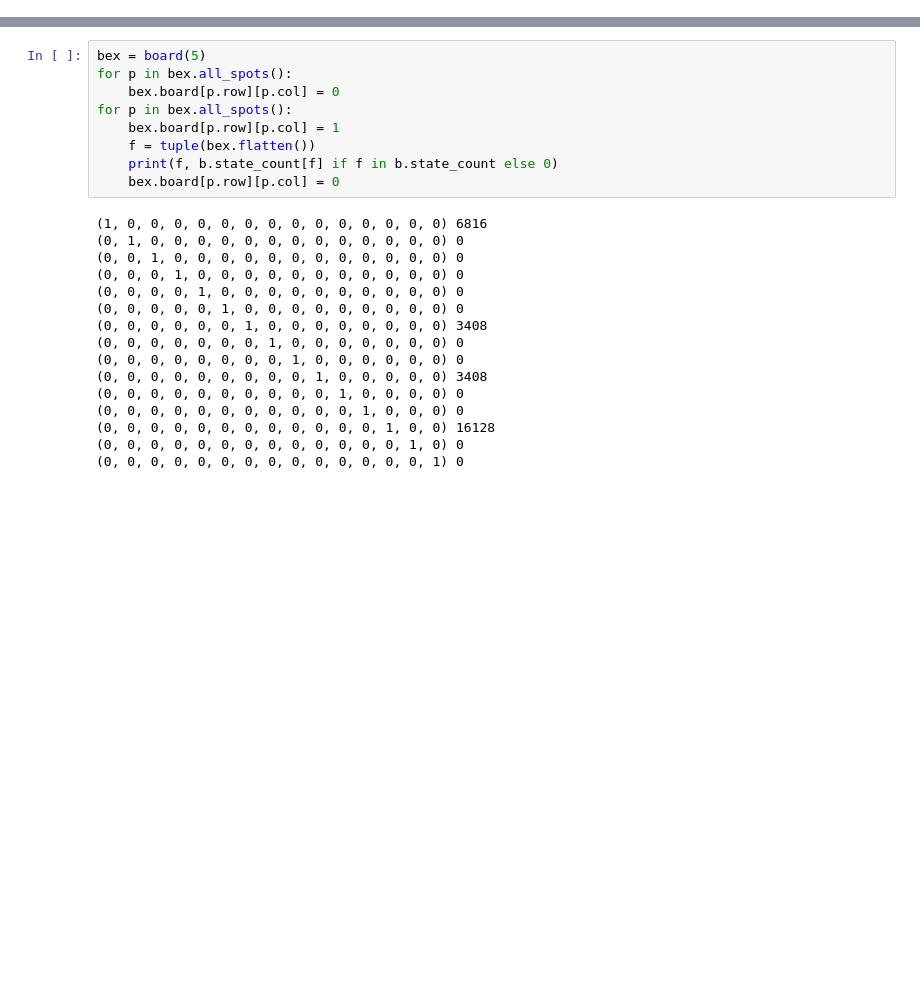
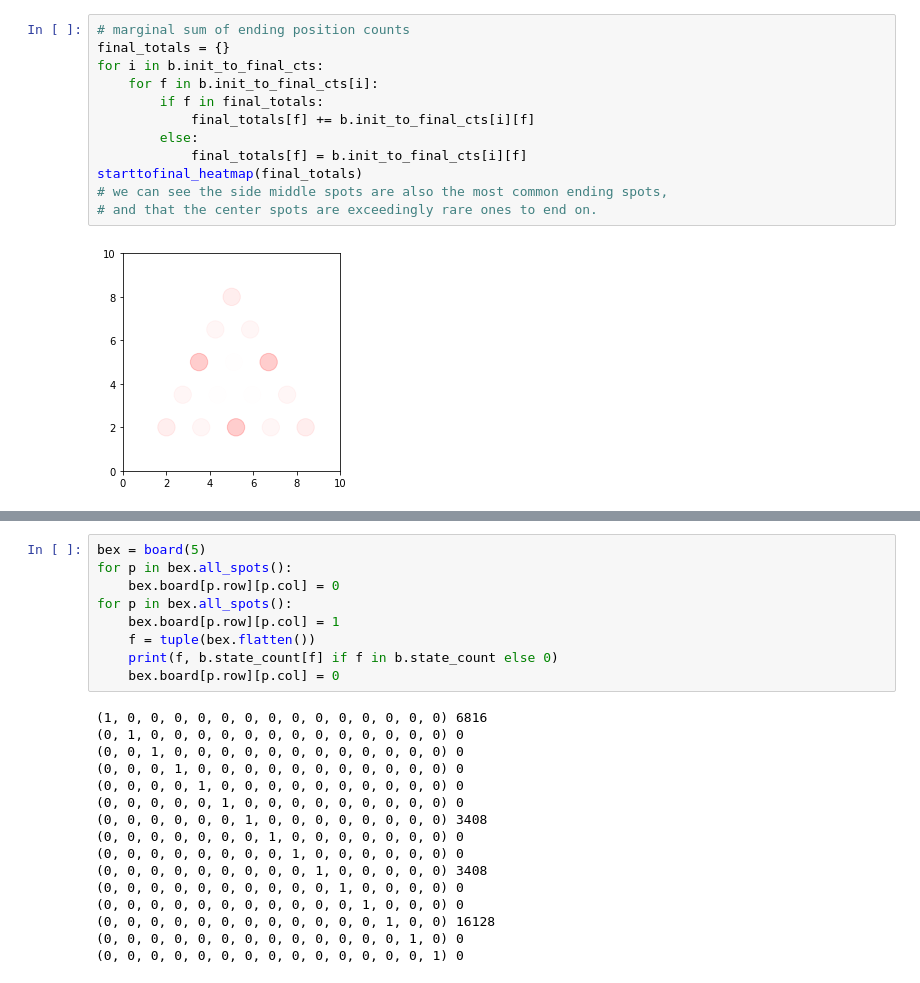
Before and after one commit to jcrowe6/peg-game-analysis, a Jupyter notebook: peg game analysis.ipynb, the cells around one changed output, grey strips where cells are left out. Drawn from its saved outputs; the diff is of its cells as text; blank space fills up the shorter version.

```diff
--- a/peg game analysis.ipynb
+++ b/peg game analysis.ipynb
@@ -225,0 +381,14 @@ b.win_count
+# %%
+# marginal sum of ending position counts
+final_totals = {}
+for i in b.init_to_final_cts:
+    for f in b.init_to_final_cts[i]:
+        if f in final_totals:
+            final_totals[f] += b.init_to_final_cts[i][f]
+        else:
+            final_totals[f] = b.init_to_final_cts[i][f]
+starttofinal_heatmap(final_totals)
+# we can see the side middle spots are also the most common ending spots,
+# and that the center spots are exceedingly rare ones to end on.
+# %% [output]
+[figure, added]
```
Also changed, not shown: parts of 25 cells of this notebook.
